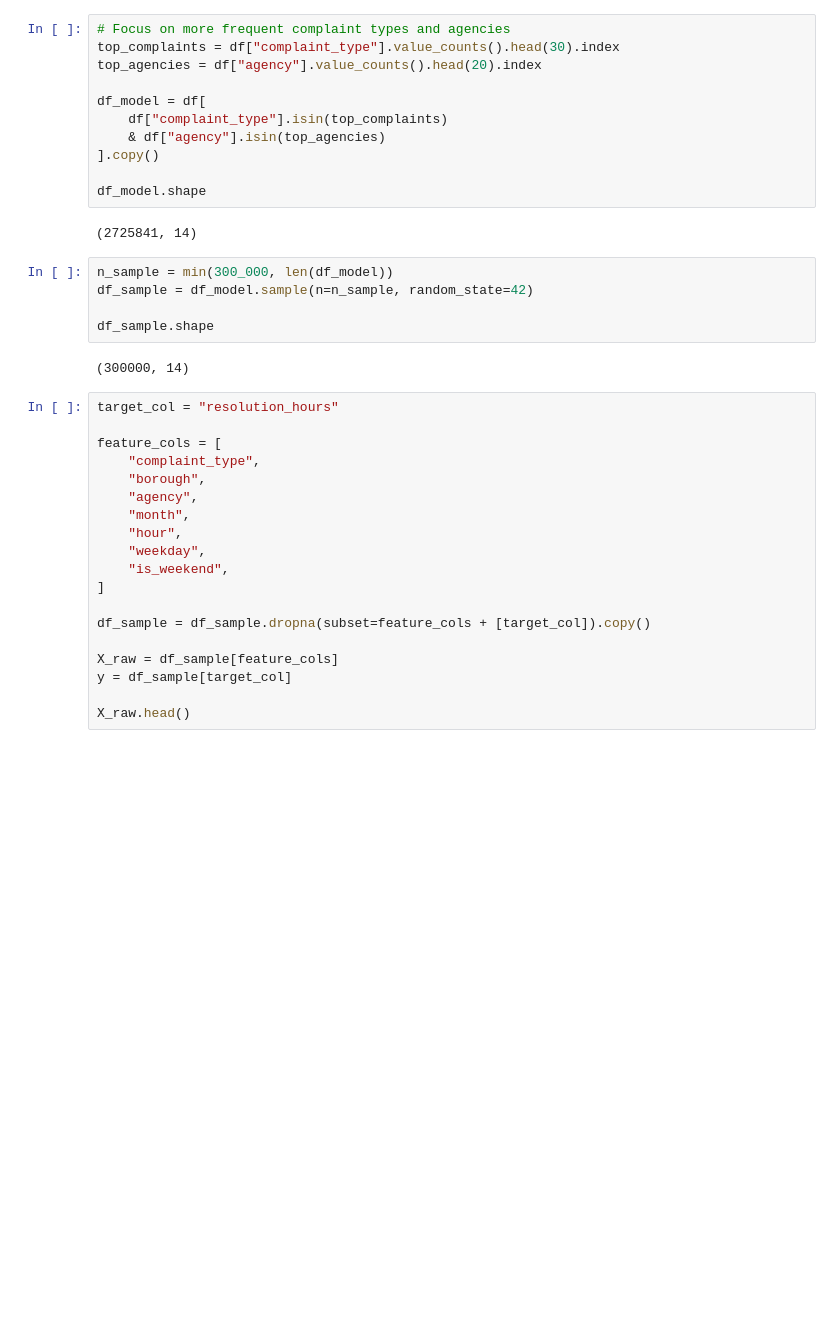
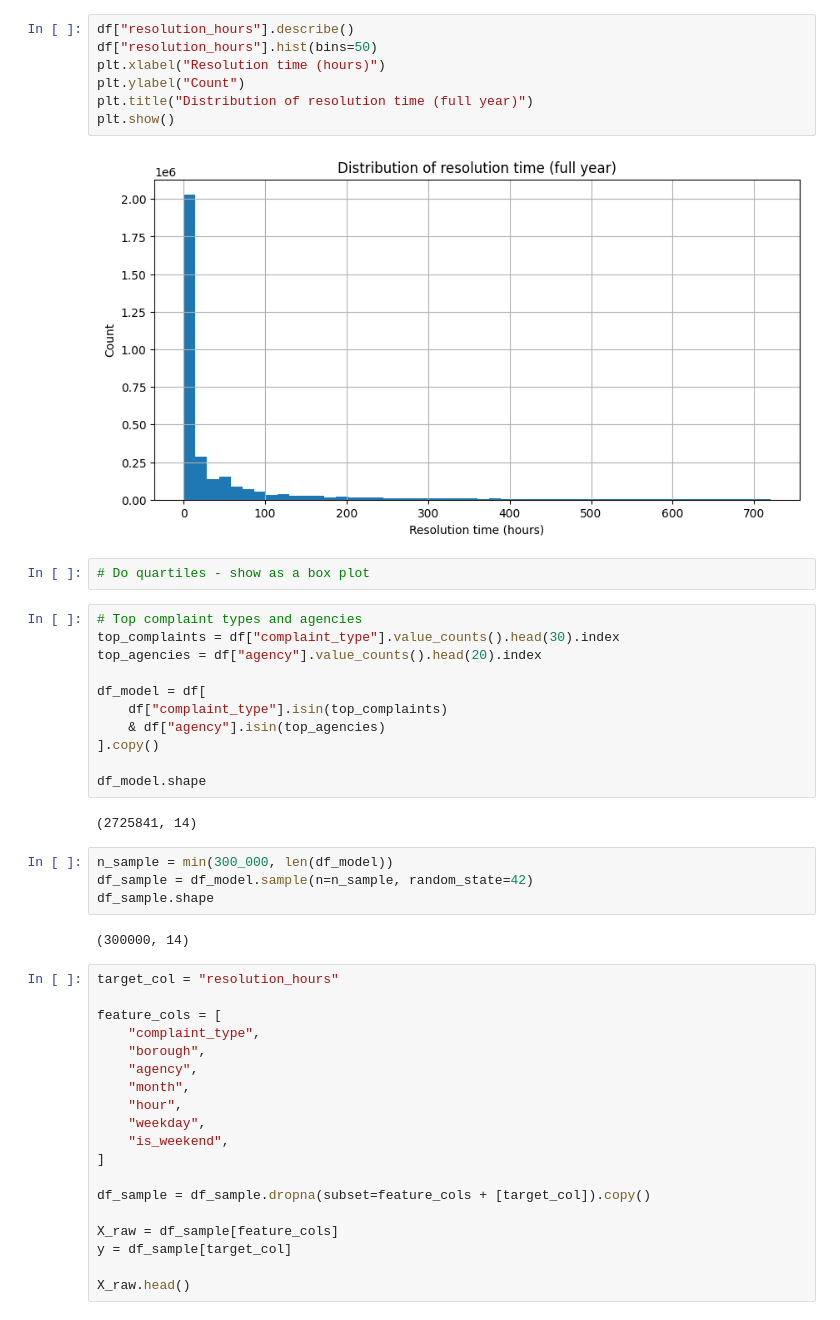
Before and after one commit to yerapark/nyc-311-service-analysis, a Jupyter notebook: notebooks/03_full_year_modeling.ipynb, the cells around one changed output. Saved outputs shown, nothing was run; the diff lists cells and outputs as text; blank space fills up the shorter version.

```diff
--- a/notebooks/03_full_year_modeling.ipynb
+++ b/notebooks/03_full_year_modeling.ipynb
@@ -56,5 +287,16 @@ Name: count, dtype: int64
+# %%
+df["resolution_hours"].describe()
+df["resolution_hours"].hist(bins=50)
+plt.xlabel("Resolution time (hours)")
+plt.ylabel("Count")
+plt.title("Distribution of resolution time (full year)")
+plt.show()
+# %% [output]
+[figure, added]
+# %%
+# Do quartiles - show as a box plot
 # %%
-# Focus on more frequent complaint types and agencies
+# Top complaint types and agencies
 top_complaints = df["complaint_type"].value_counts().head(30).index
 top_agencies = df["agency"].value_counts().head(20).index
 
@@ -69,7 +311,6 @@ df_model.shape
 # %%
 n_sample = min(300_000, len(df_model))
 df_sample = df_model.sample(n=n_sample, random_state=42)
-
 df_sample.shape
 # %% [output]
 (300000, 14)
```
Also changed, not shown: parts of 32 cells of this notebook.
